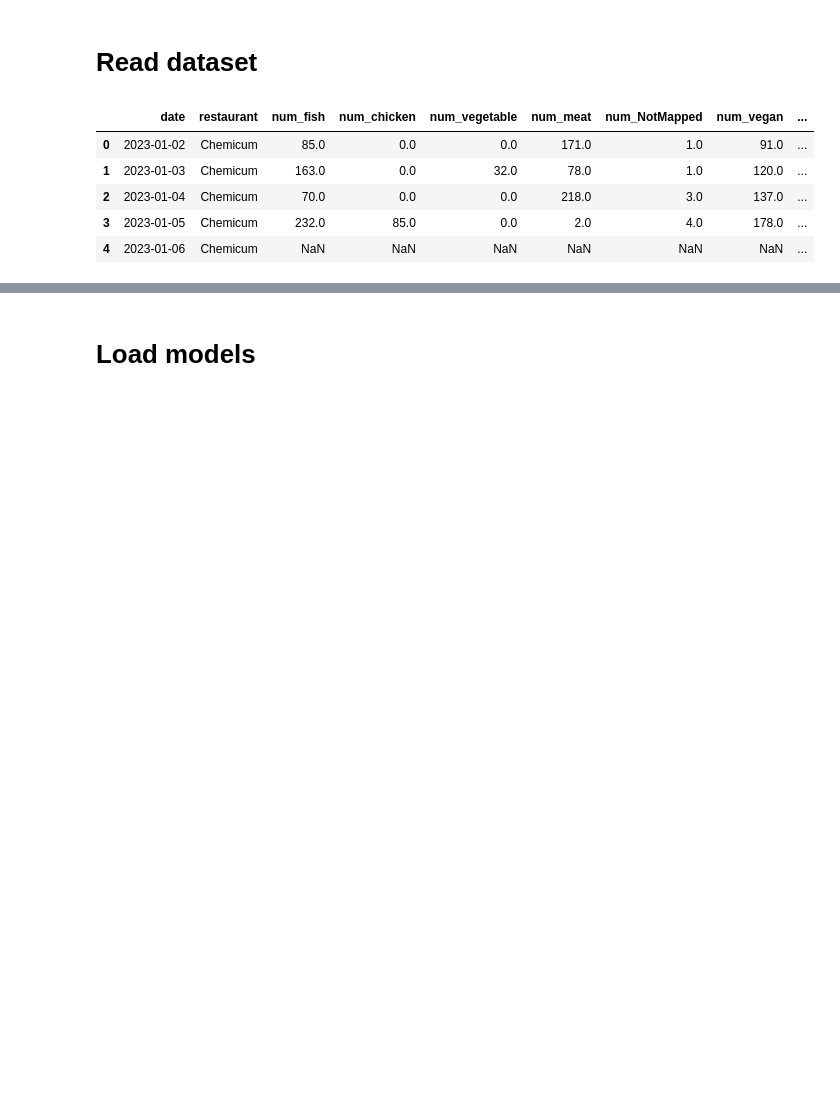
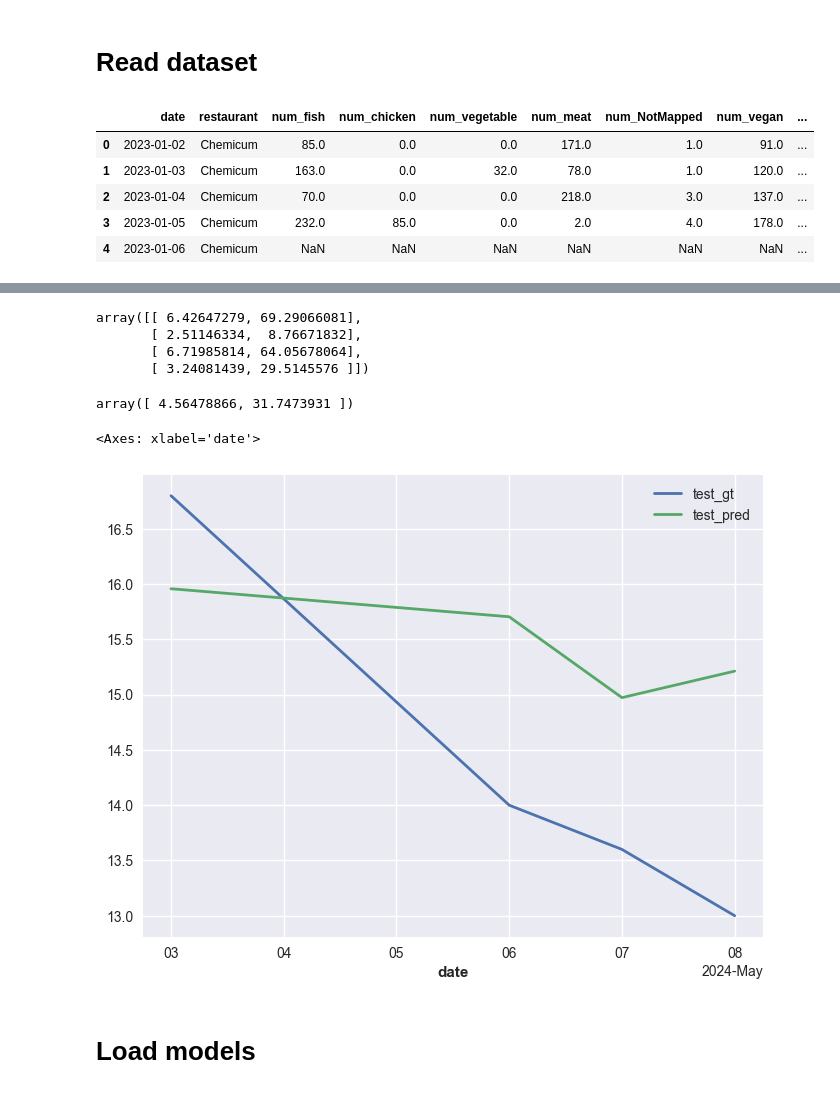
Before and after one commit to Food-Waste-Optimization/Food-Waste-Optimization, a Jupyter notebook: experiments_hoangle/forecast_biowaste.ipynb, the cells around one changed output, grey strips where cells are left out. Drawn from its saved outputs; the diff is of its cells as text; code cells hidden in the pictures; blank space fills up the shorter version.

```diff
--- a/experiments_hoangle/forecast_biowaste.ipynb
+++ b/experiments_hoangle/forecast_biowaste.ipynb
@@ -93,3 +714,44 @@ for restaurant in RESTAURANTS:
+# %%
+out.T
+# %% [output]
+array([[ 6.42647279, 69.29066081],
+       [ 2.51146334,  8.76671832],
+       [ 6.71985814, 64.05678064],
+       [ 3.24081439, 29.5145576 ]])
+# %%
+restaurant = 'Chemicum'
+waste = 'amnt_waste_customer'
+
+s = series[restaurant][waste]
+s_train, s_test = s.split_before(CUTOFF_TRAIN_TEST)
+# %%
+add_encoders = {
+    'cyclic': {
+        'future': ['dayofweek']
+    },
+    'datetime_attribute': {'future': ['dayofweek']},
+}
+model = ARIMA()
+model.fit(s_train)
+
+model.backtest(
+    s_train,
+    forecast_horizon=FORECAST_HORIZON,
+    metric=[metrics.rmse, metrics.mse]
+)
+# %% [output]
+array([ 4.56478866, 31.7473931 ])
+# %%
+s_test_pred = model.predict(len(s_test))
+
+fig = plt.figure(figsize=(8, 6))
+ax = fig.add_subplot(111)
+
+s_test.plot(ax=ax, label='test_gt')
+s_test_pred.plot(ax=ax, label='test_pred')
+# %% [output]
+<Axes: xlabel='date'>
+[figure, added]
 # %% [markdown]
 # Load models
 # %%
```
Also changed, not shown: parts of 38 cells of this notebook.
